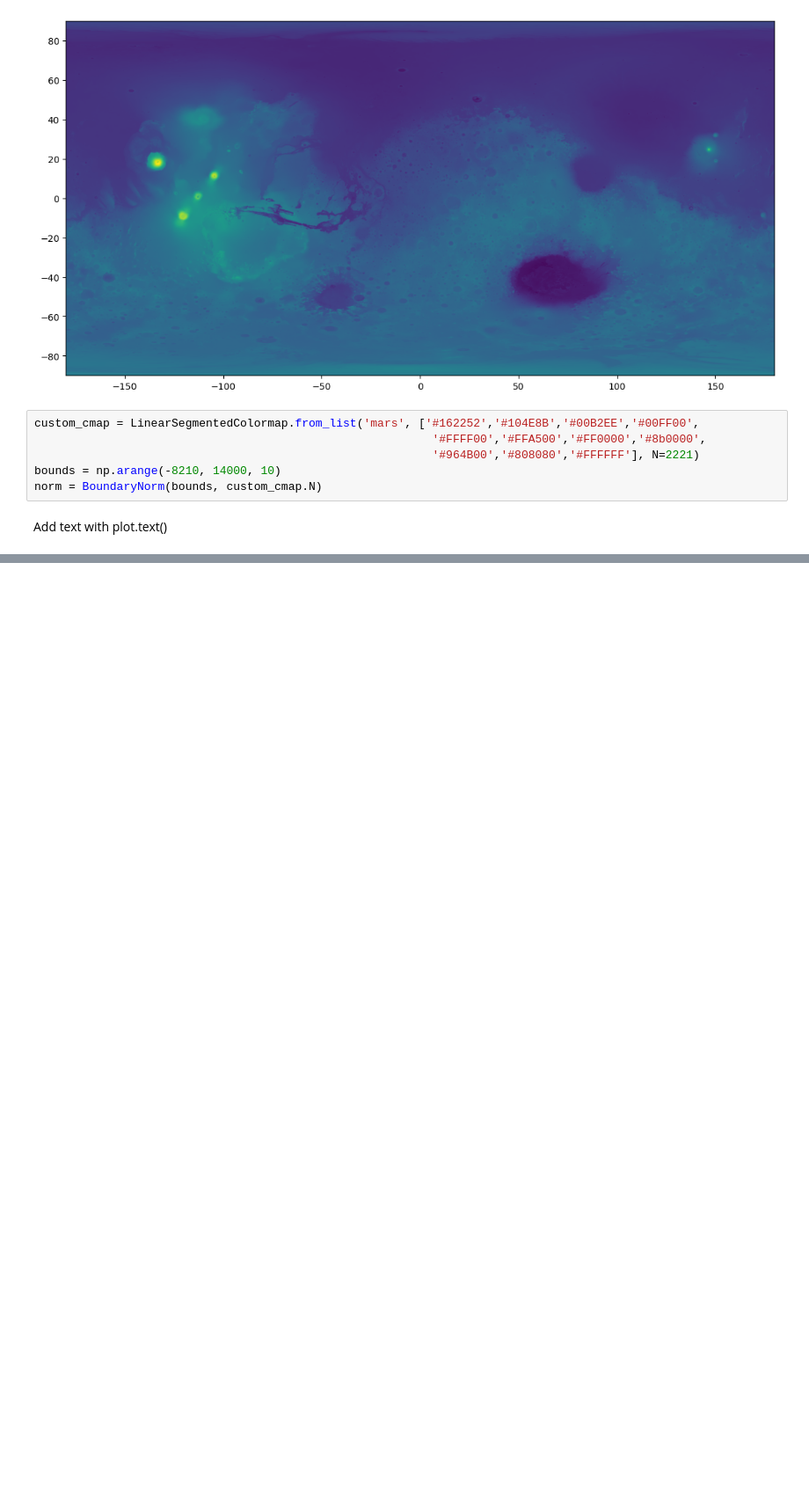
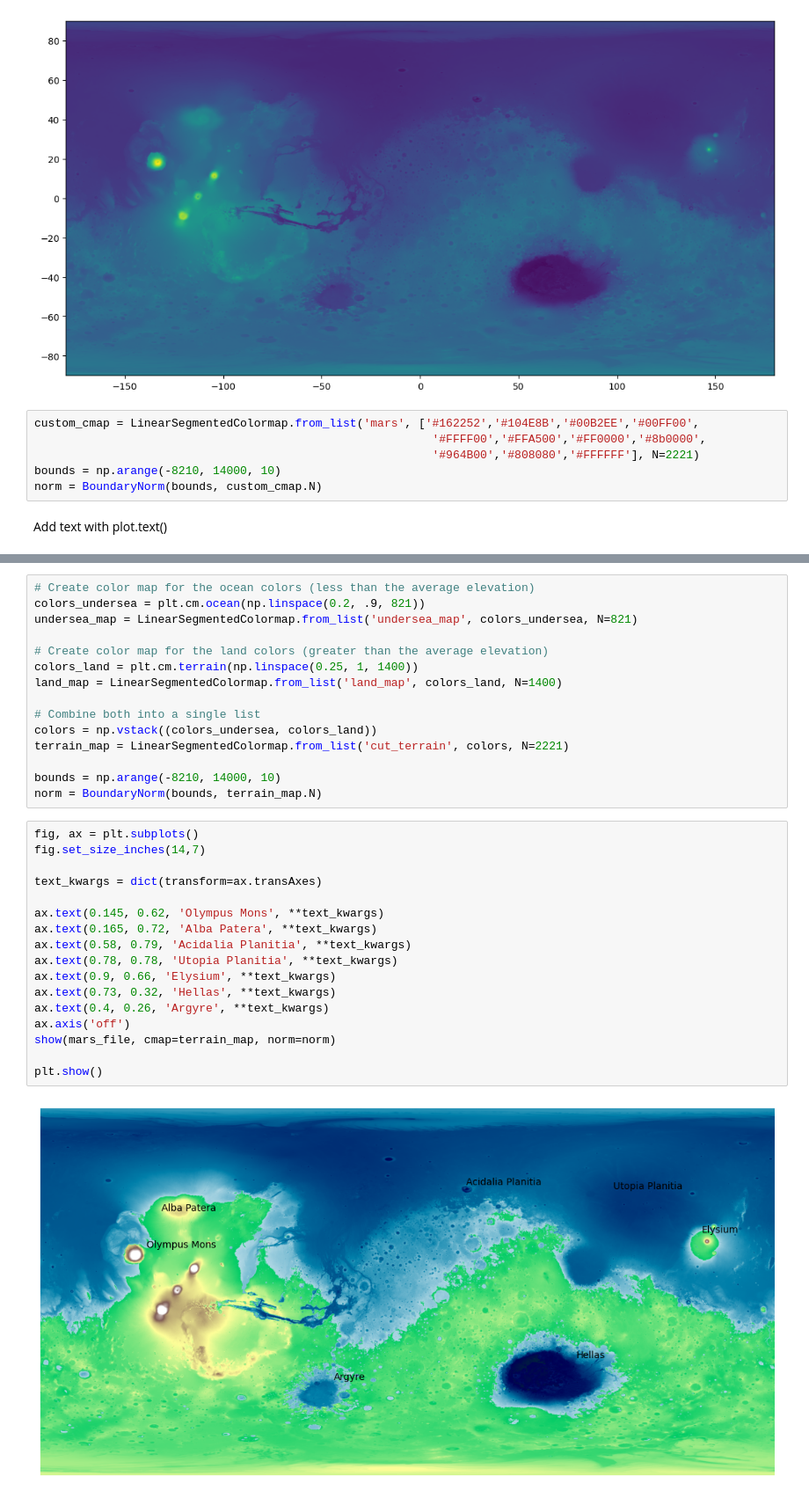
Before and after one commit to blpeters/PythonMaps, a Jupyter notebook: map8_marsTopo/map8.ipynb, the cells around one changed output, grey strips where cells are left out. Shown at 88% size. Cells and saved outputs as stored; diff of their text form; blank space fills up the shorter version.

```diff
--- a/map8_marsTopo/map8.ipynb
+++ b/map8_marsTopo/map8.ipynb
@@ -45,0 +54,34 @@ plt.show()
+# %%
+# Create color map for the ocean colors (less than the average elevation)
+colors_undersea = plt.cm.ocean(np.linspace(0.2, .9, 821))
+undersea_map = LinearSegmentedColormap.from_list('undersea_map', colors_undersea, N=821)
+
+# Create color map for the land colors (greater than the average elevation)
+colors_land = plt.cm.terrain(np.linspace(0.25, 1, 1400))
+land_map = LinearSegmentedColormap.from_list('land_map', colors_land, N=1400)
+
+# Combine both into a single list
+colors = np.vstack((colors_undersea, colors_land))
+terrain_map = LinearSegmentedColormap.from_list('cut_terrain', colors, N=2221)
+
+bounds = np.arange(-8210, 14000, 10)
+norm = BoundaryNorm(bounds, terrain_map.N)
+# %%
+fig, ax = plt.subplots()
+fig.set_size_inches(14,7)
+
+text_kwargs = dict(transform=ax.transAxes)
+
+ax.text(0.145, 0.62, 'Olympus Mons', **text_kwargs)
+ax.text(0.165, 0.72, 'Alba Patera', **text_kwargs)
+ax.text(0.58, 0.79, 'Acidalia Planitia', **text_kwargs)
+ax.text(0.78, 0.78, 'Utopia Planitia', **text_kwargs)
+ax.text(0.9, 0.66, 'Elysium', **text_kwargs)
+ax.text(0.73, 0.32, 'Hellas', **text_kwargs)
+ax.text(0.4, 0.26, 'Argyre', **text_kwargs)
+ax.axis('off')
+show(mars_file, cmap=terrain_map, norm=norm)
+
+plt.show()
+# %% [output]
+[figure, added]
```
Also changed, not shown: parts of 6 cells of this notebook, 2 other files.
